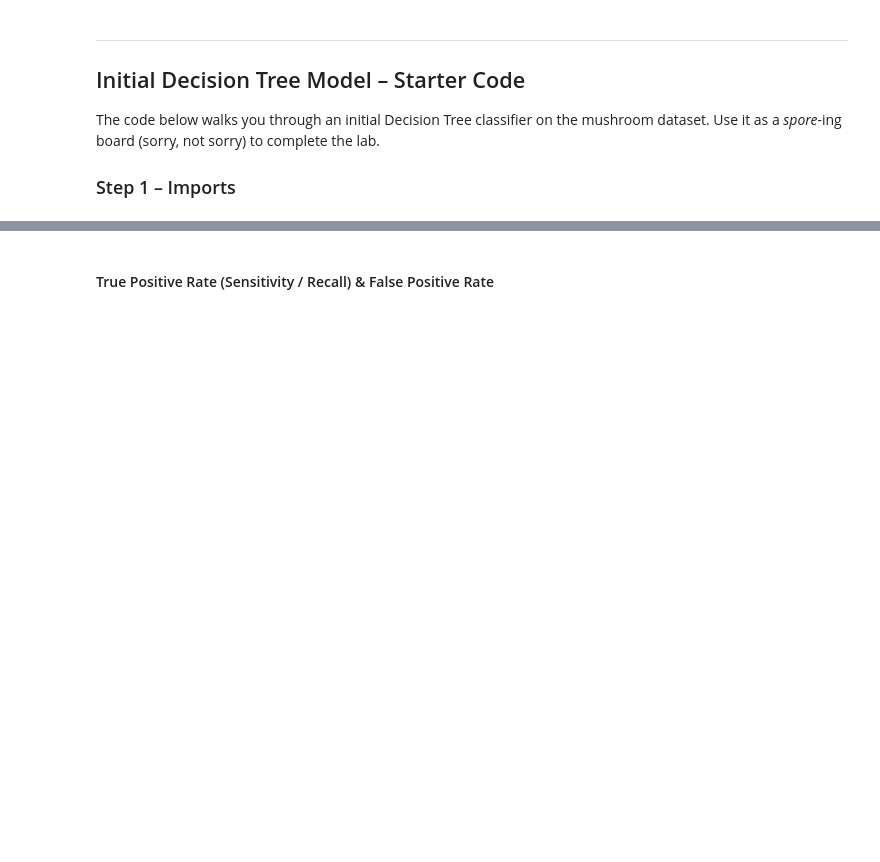
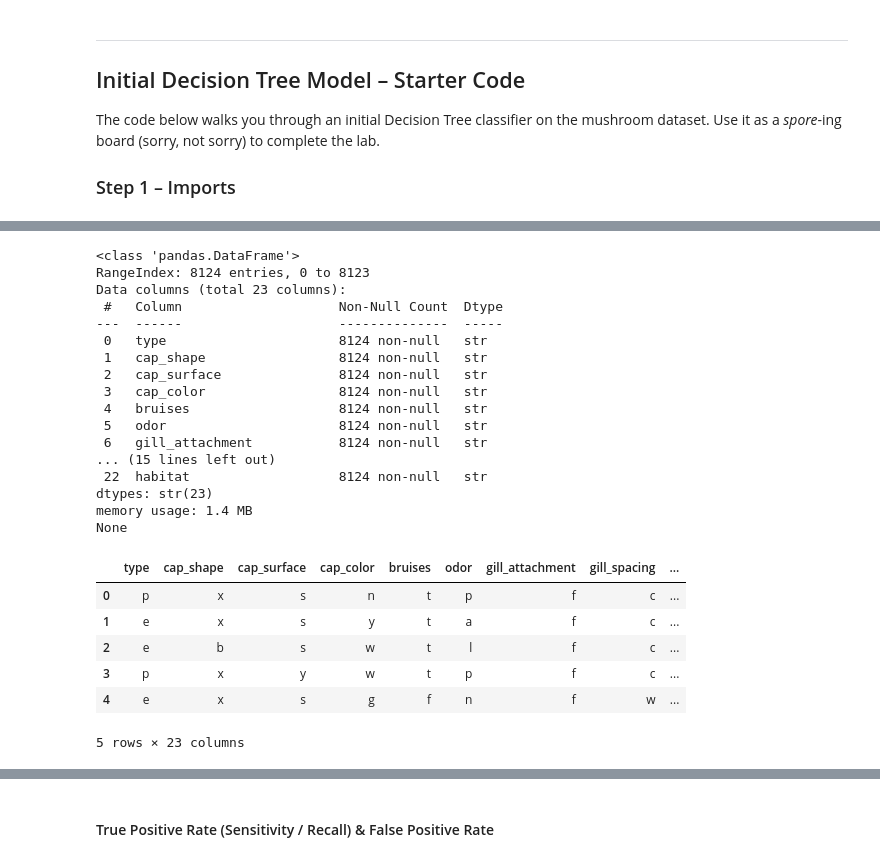
Before and after one commit to nhorton06/week_10_eval, a Jupyter notebook: Model_Metrics_Lab_Updated.ipynb, the cells around one changed output, grey strips where cells are left out. Cells and saved outputs as stored; diff of their text form; code cells hidden in the pictures; blank space fills up the shorter version.

```diff
--- a/Model_Metrics_Lab_Updated.ipynb
+++ b/Model_Metrics_Lab_Updated.ipynb
@@ -88 +102,29 @@ print(mushroom_data.describe())
+# %%
+print(mushroom_data.info())
+mushroom_data.head()
+# %% [output]
+<class 'pandas.DataFrame'>
+RangeIndex: 8124 entries, 0 to 8123
+Data columns (total 23 columns):
+ #   Column                    Non-Null Count  Dtype
+---  ------                    --------------  -----
+ 0   type                      8124 non-null   str
+ 1   cap_shape                 8124 non-null   str
+ 2   cap_surface               8124 non-null   str
+ 3   cap_color                 8124 non-null   str
+ 4   bruises                   8124 non-null   str
+ 5   odor                      8124 non-null   str
+ 6   gill_attachment           8124 non-null   str
+... (15 lines left out)
+ 22  habitat                   8124 non-null   str
+dtypes: str(23)
+memory usage: 1.4 MB
+None
+|  | type | cap_shape | cap_surface | cap_color | bruises | odor | gill_attachment | gill_spacing | ... |
+| 0 | p | x | s | n | t | p | f | c | ... |
+| 1 | e | x | s | y | t | a | f | c | ... |
+| 2 | e | b | s | w | t | l | f | c | ... |
+| 3 | p | x | y | w | t | p | f | c | ... |
+| 4 | e | x | s | g | f | n | f | w | ... |
+5 rows × 23 columns
 # %%
```
Also changed, not shown: parts of 49 cells of this notebook, 1 other file.
